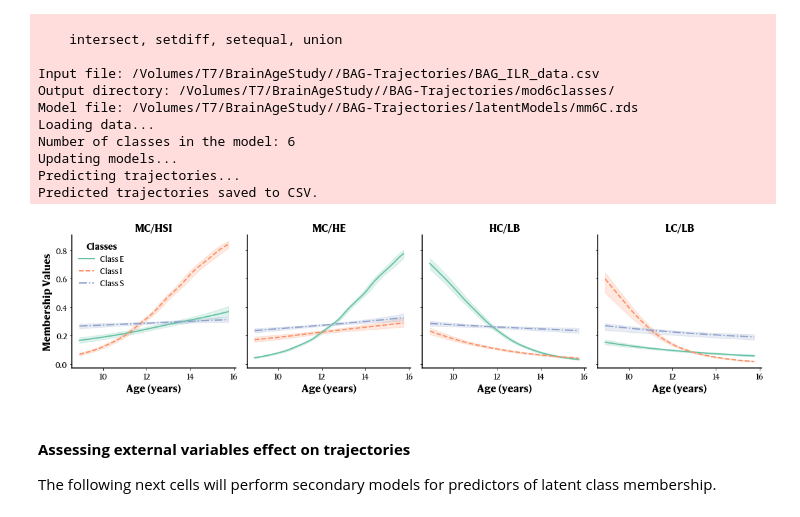
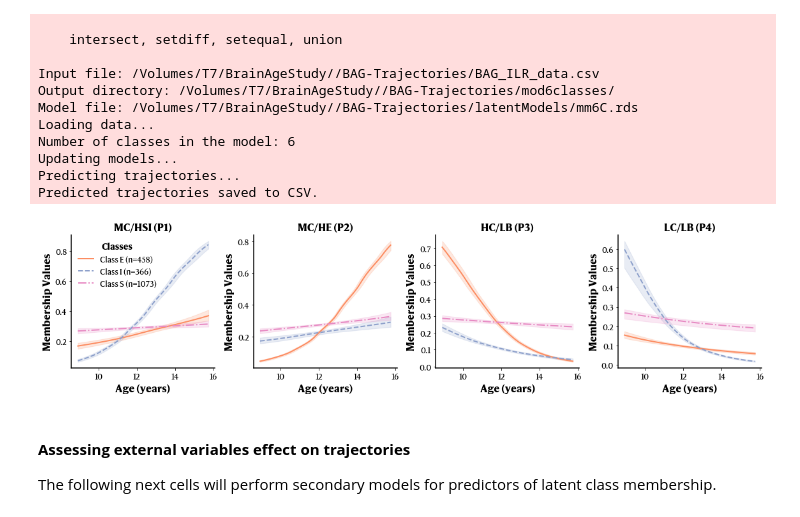
Before and after one commit to gagnonanthony/Gagnon_BrainAge_2026, a Jupyter notebook: notebooks/6-BAG-Trajectories.ipynb, the cells around one changed output. Saved outputs shown, nothing was run; the diff lists cells and outputs as text; code cells hidden in the pictures.

```diff
--- a/notebooks/6-BAG-Trajectories.ipynb
+++ b/notebooks/6-BAG-Trajectories.ipynb
@@ -332,35 +332,35 @@ pred_df = pd.read_csv(f"{output_dir}/mod3classes/predicted_trajectories.csv")
 # %%
 # Plot as a single row the trajectories for the model with 3 classes with CI.
 # Simple list of 6 line styles.
 line_styles = ['-', '--', '-.', ':', (0, (3, 1, 1, 1)), (0, (5, 1))]
 
-fig, ax = plt.subplots(nrows=1, ncols=4, figsize=(16, 4), sharey=True)
-for k, label in enumerate(["MC/HSI", "MC/HE", "HC/LB", "LC/LB"]):
+fig, ax = plt.subplots(nrows=1, ncols=4, figsize=(16, 4), sharey=False)
+for k, label in enumerate(["MC/HSI (P1)", "MC/HE (P2)", "HC/LB (P3)", "LC/LB (P4)"]):
     for i in range(1, 4):
         # Get column name based on k
         col_name = f"Ypred_50_class{i}" if k == 0 else f"Ypred_50_class{i}.{k}"
-        ax[k].plot(pred_df['age'] / 12, pred_df[col_name], label=f'Class {"E" if i == 1 else "I" if i == 2 else "S"}', color=cmap[i-1], linewidth=2, linestyle=line_styles[i-1])
+        ax[k].plot(pred_df['age'] / 12, pred_df[col_name], label=f'Class {"E (n=458)" if i == 1 else "I (n=366)" if i == 2 else "S (n=1073)"}', color=cmap[i], linewidth=2, linestyle=line_styles[i-1])
         # Use the precomputed CI values and fill between them.
         col_name2_5 = f"Ypred_2.5_class{i}" if k == 0 else f"Ypred_2.5_class{i}.{k}"
         col_name97_5 = f"Ypred_97.5_class{i}" if k == 0 else f"Ypred_97.5_class{i}.{k}"
-        ax[k].fill_between(pred_df['age'] / 12, pred_df[col_name2_5], pred_df[col_name97_5], color=cmap[i-1], alpha=0.2)
+        ax[k].fill_between(pred_df['age'] / 12, pred_df[col_name2_5], pred_df[col_name97_5], color=cmap[i], alpha=0.2)
     ax[k].set_xlabel('Age (years)', fontsize=16, fontweight='bold')
     ax[k].set_title(f"{label}", fontsize=16, fontweight='bold')
     ax[k].tick_params(axis='both', which='major', labelsize=12)
+    ax[k].set_ylabel('Membership Values', fontsize=16, fontweight='bold')
     if k != 0:
         ax[k].legend().set_visible(False)
     else:
-        ax[k].set_ylabel('Membership Values', fontsize=16, fontweight='bold')
         ax[k].legend(title='Classes', fontsize=12, title_fontproperties={'weight':'bold', 'size': 14}, frameon=False)
 
     # Fix the spines and ticks.
     ax[k].spines[['top', 'right']].set_visible(False)
     ax[k].spines[['left', 'bottom']].set_linewidth(1.5)
 
 plt.tight_layout()
 plt.savefig(f"{output_dir}/mod6classes/6-class-trajectories.png", dpi=300)
 # %% [output]
-[figure, old version]
+[figure, new version]
 # %% [markdown]
 #### **Assessing external variables effect on trajectories**
 
```
Also changed, not shown: 2 other files.
